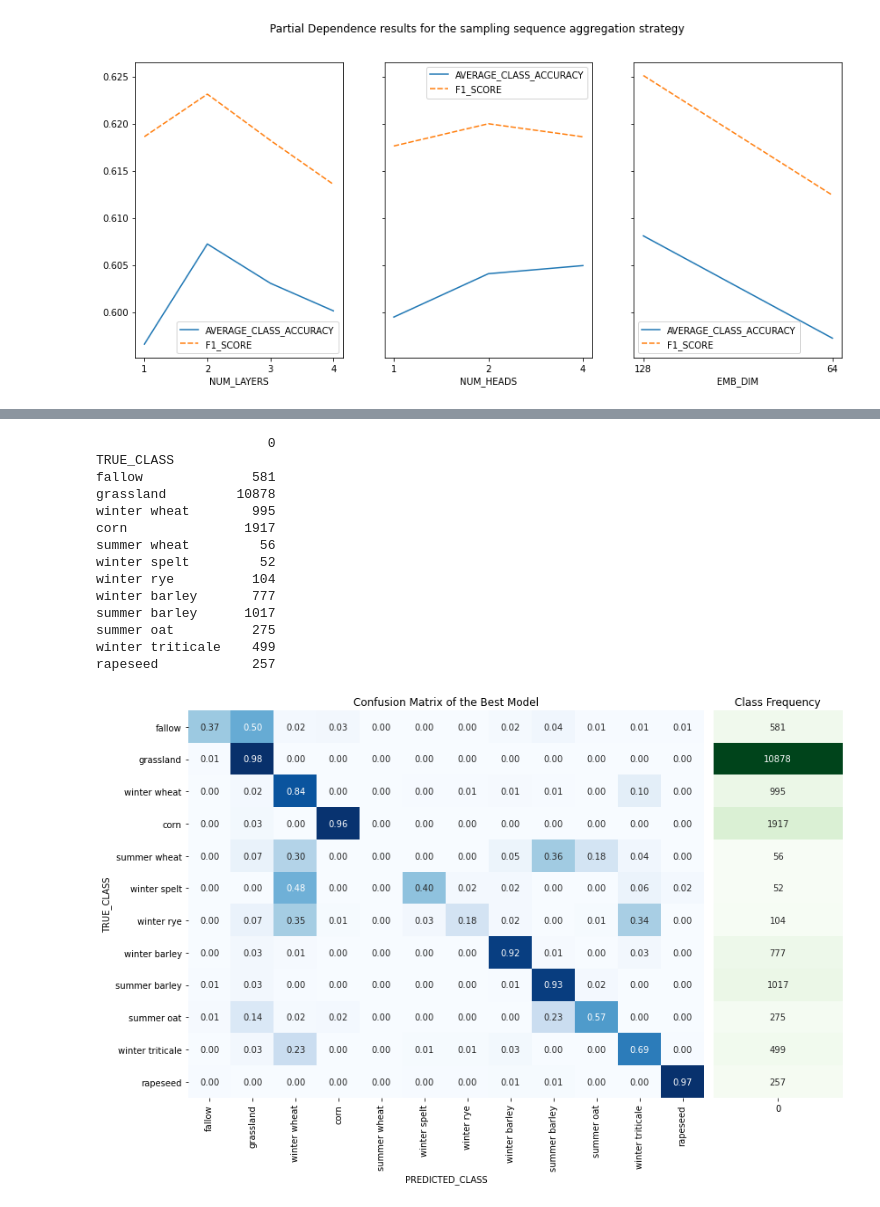
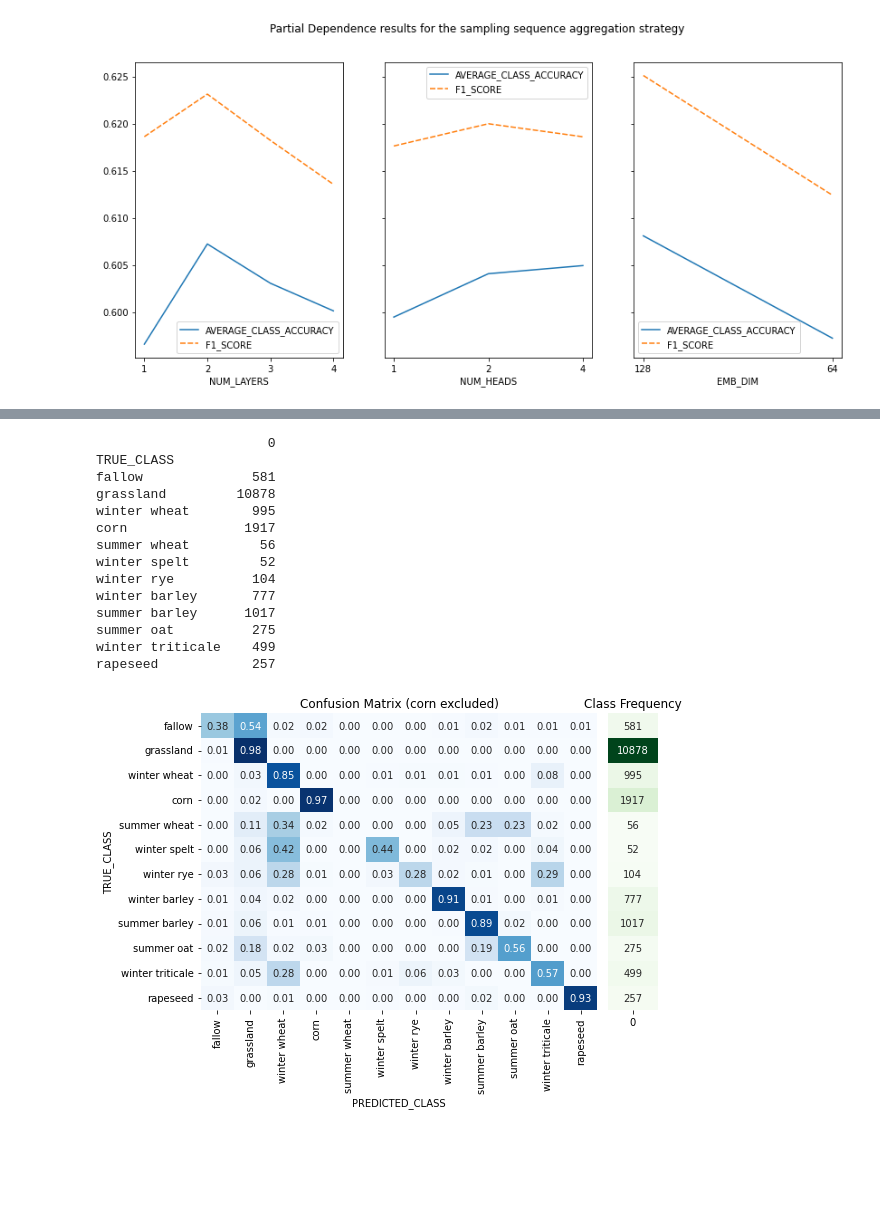
Before and after one commit to IvicaObadic/crop-type-classification-explainability, a Jupyter notebook: notebooks/results_analyzer.ipynb, the cells around one changed output, grey strips where cells are left out. Cells and saved outputs as stored; diff of their text form; code cells hidden in the pictures; blank space fills up the shorter version.

```diff
--- a/notebooks/results_analyzer.ipynb
+++ b/notebooks/results_analyzer.ipynb
@@ -7,7 +7,7 @@ import matplotlib.pyplot as plt
 from sklearn.metrics import f1_score, accuracy_score, cohen_kappa_score
 
 NUM_CLASSES = 12
-RESULTS_BASE_DIR = "C:/Users/results/{}_classes/".format(NUM_CLASSES)
+RESULTS_BASE_DIR = "C:/Users/results/{}_classes/original_sequences".format(NUM_CLASSES)
 
 def read_classification_results(classification_results_dir):
     classification_results_path = os.path.join(classification_results_dir, "predictions", "classification_metrics.csv")
@@ -85,23 +85,26 @@ def calc_accuracy_stats_region_wise(parcel_region_mapping, model_root_path, aggr
 
 def seq_aggr_strategy_comparison_plot(results_padding, results_weekly_average, results_sampling):
     all_results = pd.concat([results_padding, results_weekly_average, results_sampling])
-    all_results = pd.melt(all_results, id_vars=['SEQ_AGGR'], value_vars=['AVERAGE_CLASS_ACCURACY', 'F1_SCORE'], var_name="METRIC", value_name="SCORE")
-    fig, axs = plt.subplots(figsize=(10, 6))
-    boxplot = sns.boxplot(x="SEQ_AGGR", y="SCORE",
+    all_results.replace({"right_padding": "RIGHT PADDING", "sampling": "RANDOM SAMPLING", "weekly_average": "WEEKLY AVERAGE"}, inplace=True)
+    all_results.rename(columns={"SEQ_AGGR": "SEQUENCE AGGREGATION STRATEGY", "AVERAGE_CLASS_ACCURACY": "AVERAGE CLASS ACCURACY", "F1_SCORE": "F1 SCORE"}, inplace=True)
+    all_results = pd.melt(all_results, id_vars=['SEQUENCE AGGREGATION STRATEGY'], value_vars=['AVERAGE CLASS ACCURACY', 'F1 SCORE'], var_name="METRIC", value_name="SCORE")
+    fig, axs = plt.subplots(figsize=(7, 5))
+    boxplot = sns.boxplot(x="SEQUENCE AGGREGATION STRATEGY", y="SCORE",
             hue="METRIC", palette=["m", "g"],
             data=all_results, ax = axs)
-    boxplot.set_title("Classification Results per Sequence Aggregation Strategies")
+    boxplot.set_title("Impact of Sequence Aggregation Strategies on Crop-Type Classification")
 
 def seq_aggr_pos_enc_strategy_comparison_plot(results_padding, results_weekly_average, results_sampling):
     all_results = pd.concat([results_padding, results_weekly_average, results_sampling])
-    all_results.sort_values(by=["F1_SCORE", "AVERAGE_CLASS_ACCURACY"], inplace=True, ascending=False)
-    print(all_results)
-    all_results = pd.melt(all_results, id_vars=['SEQ_AGGR', "POS_ENC"], value_vars=['AVERAGE_CLASS_ACCURACY'], var_name="METRIC", value_name="SCORE")
-    fig, axs = plt.subplots(figsize=(10, 6))
-    boxplot = sns.boxplot(x="SEQ_AGGR", y="SCORE",
-            hue="POS_ENC", palette=["m", "g"],
+    all_results.sort_values(by=["AVERAGE_CLASS_ACCURACY"], inplace=True, ascending=False)
+    all_results.replace({"right_padding": "RIGHT PADDING", "sampling": "RANDOM SAMPLING", "weekly_average": "WEEKLY AVERAGE", "obs_aq_date": "OBSERVATION ACQUISITION DATE", "seq_order": "SEQUENCE ORDER"}, inplace=True)
+    all_results.rename(columns={"SEQ_AGGR": "SEQUENCE AGGREGATION STRATEGY", "AVERAGE_CLASS_ACCURACY": "AVERAGE CLASS ACCURACY", "POS_ENC": "POSITIONAL ENCODING"}, inplace=True)
+    all_results = pd.melt(all_results, id_vars=['SEQUENCE AGGREGATION STRATEGY', "POSITIONAL ENCODING"], value_vars=['AVERAGE CLASS ACCURACY'], var_name="METRIC", value_name="AVERAGE CLASS ACCURACY")
+    fig, axs = plt.subplots(figsize=(7, 5))
+    boxplot = sns.boxplot(x="SEQUENCE AGGREGATION STRATEGY", y="AVERAGE CLASS ACCURACY",
+            hue="POSITIONAL ENCODING", order=["RIGHT PADDING", "WEEKLY AVERAGE", "RANDOM SAMPLING"],
             data=all_results, ax = axs)
-    boxplot.set_title("Classification Results per Positional Encoding methods")
+    boxplot.set_title("Impact of Positional Encoding Strategies on Crop-Type Classification")
 
 
 def hyperparams_partial_dependence_plot(results_table):
@@ -228,37 +192,37 @@ seq_aggr_pos_enc_strategy_comparison_plot(right_padding_results, weekly_average_
 # %%
 #confusion matrix analysis
-best_model_cm_path = os.path.join(RESULTS_BASE_DIR, "right_padding", "obs_aq_date", "layers=2,heads=2,emb_dim=128", "predictions", "confusion_matrix.csv")
+best_model_cm_path = os.path.join(RESULTS_BASE_DIR, "right_padding", "obs_aq_date", "layers=1,heads=1,emb_dim=128", "predictions", "confusion_matrix.csv")
 cm = pd.read_csv(best_model_cm_path)
 cm["TRUE_CLASS"] = list(cm.columns)
 cm.set_index("TRUE_CLASS", inplace=True)
 cmn = cm.astype('float') / cm.sum(axis=1)[:, np.newaxis]
 class_frequency = pd.DataFrame(cm.sum(axis=1))
 print(class_frequency)
 
-fig, axs = plt.subplots(ncols=2, figsize=(12, 8), gridspec_kw={'width_ratios': [4, 1]})
+fig, axs = plt.subplots(ncols=2, figsize=(8, 6), gridspec_kw={'width_ratios': [4, 0.5]})
 
 cm_plot = sns.heatmap(cmn, annot=True, cmap="Blues", ax=axs[0], cbar=None, fmt='.2f')
 cm_plot.set_xlabel("PREDICTED_CLASS")
-cm_plot.set_title("Confusion Matrix of the Best Model")
+cm_plot.set_title("Confusion Matrix (corn excluded)")
 
 class_frequency_plot = sns.heatmap(class_frequency, annot=True, ax=axs[1], cbar=None, cmap="Greens", fmt="d", yticklabels=False)
 class_frequency_plot.set_title("Class Frequency")
 class_frequency_plot.set_xlabel("")
 class_frequency_plot.set_ylabel("")
 fig.tight_layout()
 # %% [output]
                       0
 TRUE_CLASS
 fallow              581
 grassland         10878
 winter wheat        995
 corn               1917
 summer wheat         56
 winter spelt         52
 winter rye          104
 winter barley       777
 summer barley      1017
 summer oat          275
 winter triticale    499
 rapeseed            257
-[figure, old version]
+[figure, new version]
```
Also changed, not shown: parts of 4 cells of this notebook, 13 other files.
